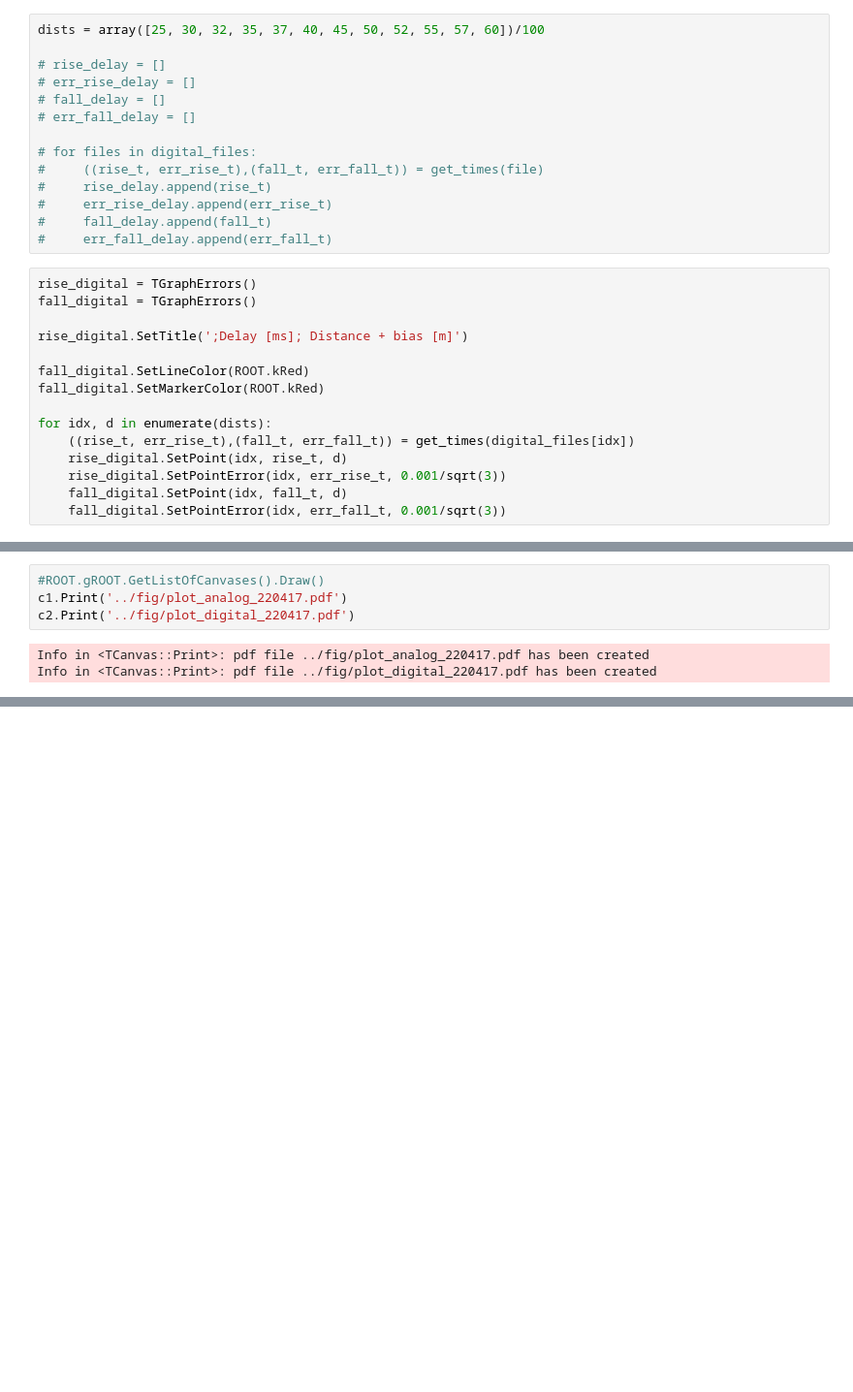
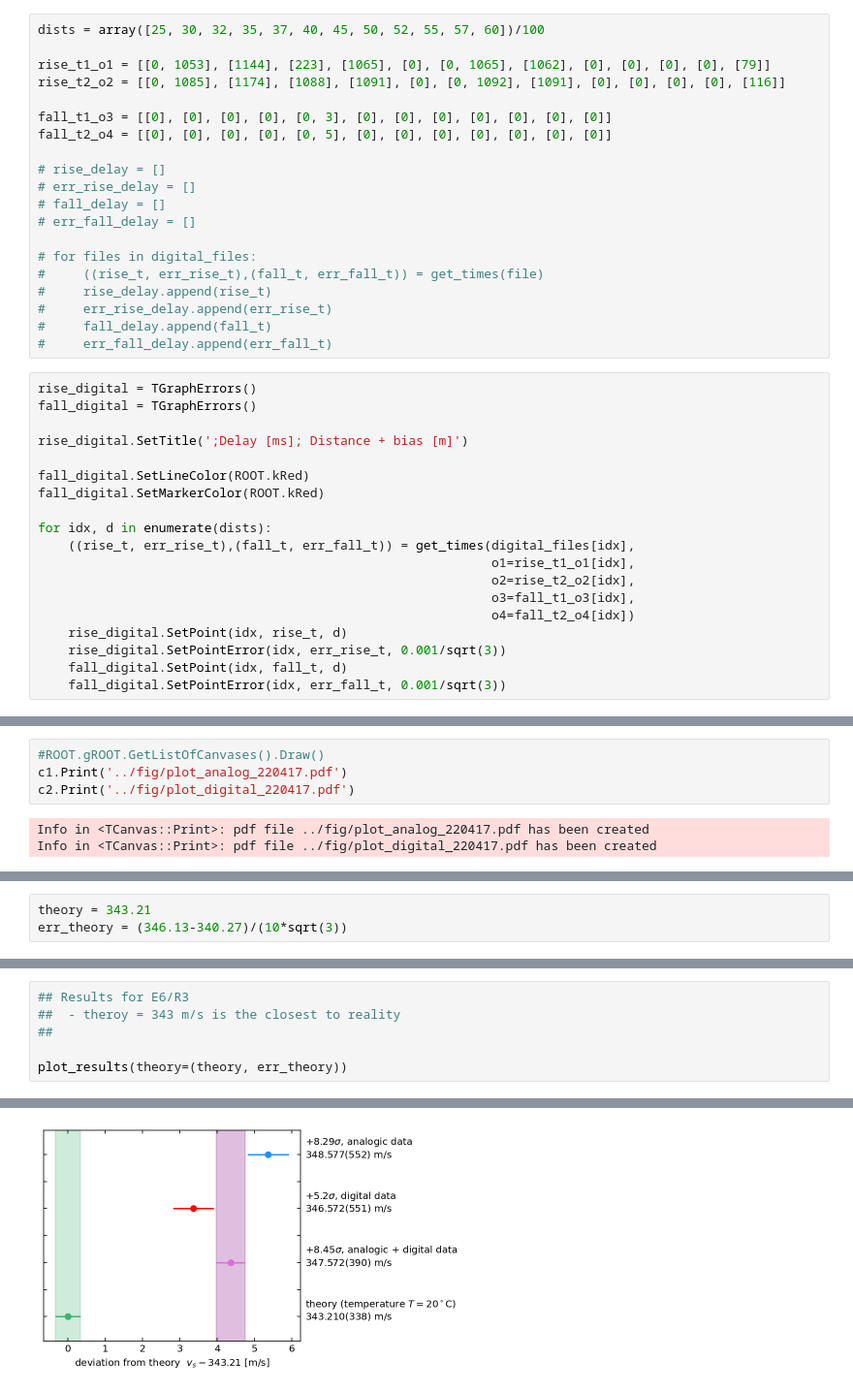
Before and after one commit to mattiasotgia/Lab2, a Jupyter notebook: esperienza_6__velocita_suono/analisi_dati/220413__analisi_dati_sspd.ipynb, the cells around one changed output, grey strips where cells are left out. Shown at 97% size. Drawn from its saved outputs; the diff is of its cells as text; blank space fills up the shorter version.

```diff
--- a/esperienza_6__velocita_suono/analisi_dati/220413__analisi_dati_sspd.ipynb
+++ b/esperienza_6__velocita_suono/analisi_dati/220413__analisi_dati_sspd.ipynb
@@ -266,6 +263,12 @@ def get_times(filename, o1=[0], o2=[0], o3=[0], o4=[0]):
     return ((t_rise/1000, err_t_rise/1000), (t_fall/1000, err_t_fall/1000))
 # %%
 dists = array([25, 30, 32, 35, 37, 40, 45, 50, 52, 55, 57, 60])/100
+
+rise_t1_o1 = [[0, 1053], [1144], [223], [1065], [0], [0, 1065], [1062], [0], [0], [0], [0], [79]]
+rise_t2_o2 = [[0, 1085], [1174], [1088], [1091], [0], [0, 1092], [1091], [0], [0], [0], [0], [116]]
+
+fall_t1_o3 = [[0], [0], [0], [0], [0, 3], [0], [0], [0], [0], [0], [0], [0]]
+fall_t2_o4 = [[0], [0], [0], [0], [0, 5], [0], [0], [0], [0], [0], [0], [0]]
 
 # rise_delay = []
 # err_rise_delay = []
@@ -288,7 +291,11 @@ fall_digital.SetLineColor(ROOT.kRed)
 fall_digital.SetMarkerColor(ROOT.kRed)
 
 for idx, d in enumerate(dists):
-    ((rise_t, err_rise_t),(fall_t, err_fall_t)) = get_times(digital_files[idx])
+    ((rise_t, err_rise_t),(fall_t, err_fall_t)) = get_times(digital_files[idx],
+                                                            o1=rise_t1_o1[idx],
+                                                            o2=rise_t2_o2[idx],
+                                                            o3=fall_t1_o3[idx],
+                                                            o4=fall_t2_o4[idx])
     rise_digital.SetPoint(idx, rise_t, d)
     rise_digital.SetPointError(idx, err_rise_t, 0.001/sqrt(3))
     fall_digital.SetPoint(idx, fall_t, d)
@@ -359,0 +434,3 @@ Info in <TCanvas::Print>: pdf file ../fig/plot_digital_220417.pdf has been creat
+# %%
+theory = 343.21
+err_theory = (346.13-340.27)/(10*sqrt(3))
@@ -359,0 +439,7 @@ Info in <TCanvas::Print>: pdf file ../fig/plot_digital_220417.pdf has been creat
+# %%
+## Results for E6/R3
+##  - theroy = 343 m/s is the closest to reality
+##
+
+plot_results(theory=(theory, err_theory))
+# %% [output]
@@ -359,0 +463 @@ Info in <TCanvas::Print>: pdf file ../fig/plot_digital_220417.pdf has been creat
+[figure, added]
```
Also changed, not shown: parts of 16 cells of this notebook, 4 other files.
